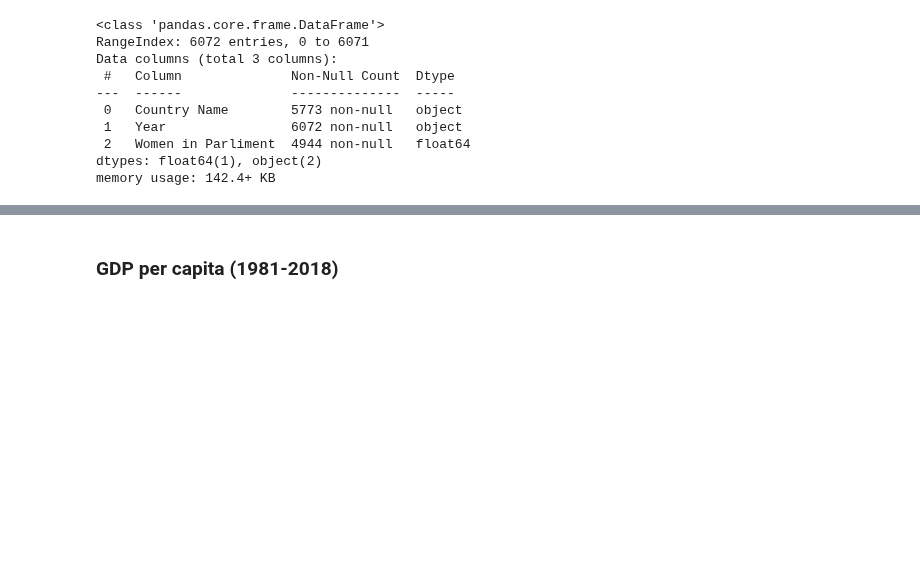
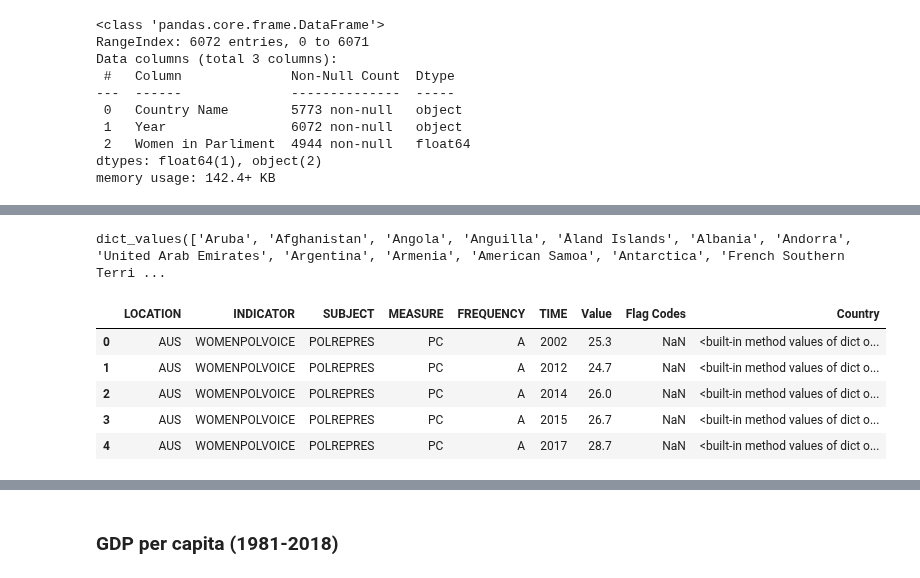
Before and after one commit to ta-data-bcn/Project-Week-8-Final-Project, a Jupyter notebook: your-project/Data Gathering.ipynb, the cells around one changed output, grey strips where cells are left out. Cells and saved outputs as stored; diff of their text form; code cells hidden in the pictures; blank space fills up the shorter version.

```diff
--- a/your-project/Data Gathering.ipynb
+++ b/your-project/Data Gathering.ipynb
@@ -652,0 +864,3 @@ memory usage: 142.4+ KB
+# %%
+female_parlamentaries = pd.read_csv('data//DP_LIVE_23052020174320282.csv')
+female_parlamentaries.head()
@@ -652,0 +959,2 @@ memory usage: 142.4+ KB
+# %%
+female_parlamentaries['Country'] = (lambda countries_dict.values(): if countries_dict.key() in female_parlamentaries['LOCATION'])
@@ -652,0 +963,16 @@ memory usage: 142.4+ KB
+# %%
+countries_dict.values()
+# %% [output]
+dict_values(['Aruba', 'Afghanistan', 'Angola', 'Anguilla', 'Åland Islands', 'Albania', 'Andorra', 'United Arab Emirates', 'Argentina', 'Armenia', 'American Samoa', 'Antarctica', 'French Southern Terri ...
+# %%
+for code in female_parlamentaries['LOCATION']:
+    female_parlamentaries.rename({code : 'countries_dict.values'}, inplace=True)
+# %%
+female_parlamentaries.head()
+# %% [output]
+|  | LOCATION | INDICATOR | SUBJECT | MEASURE | FREQUENCY | TIME | Value | Flag Codes | Country |
+| 0 | AUS | WOMENPOLVOICE | POLREPRES | PC | A | 2002 | 25.3 | NaN | <built-in method values of dict o... |
+| 1 | AUS | WOMENPOLVOICE | POLREPRES | PC | A | 2012 | 24.7 | NaN | <built-in method values of dict o... |
+| 2 | AUS | WOMENPOLVOICE | POLREPRES | PC | A | 2014 | 26.0 | NaN | <built-in method values of dict o... |
+| 3 | AUS | WOMENPOLVOICE | POLREPRES | PC | A | 2015 | 26.7 | NaN | <built-in method values of dict o... |
+| 4 | AUS | WOMENPOLVOICE | POLREPRES | PC | A | 2017 | 28.7 | NaN | <built-in method values of dict o... |
```
Also changed, not shown: parts of 44 cells of this notebook.
